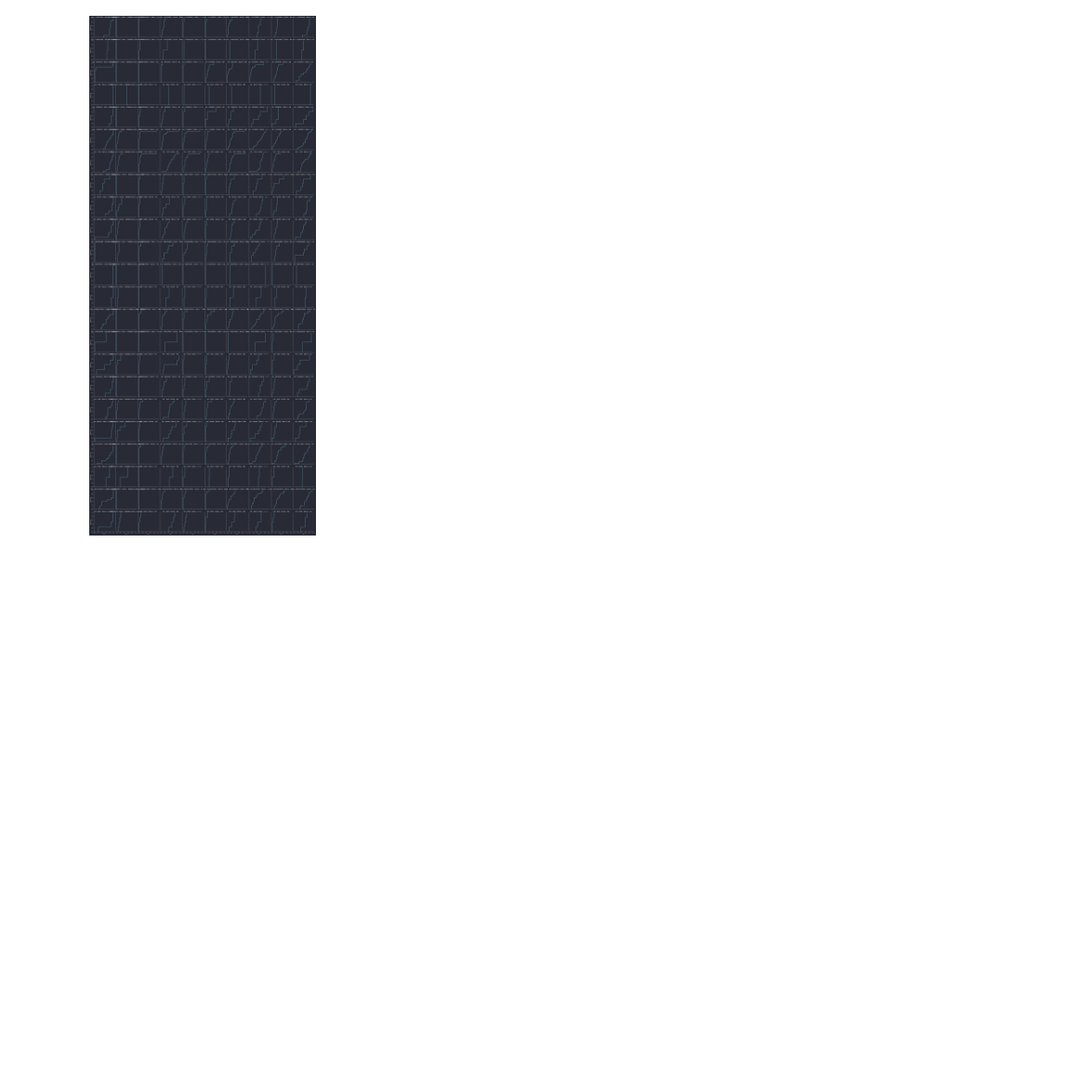
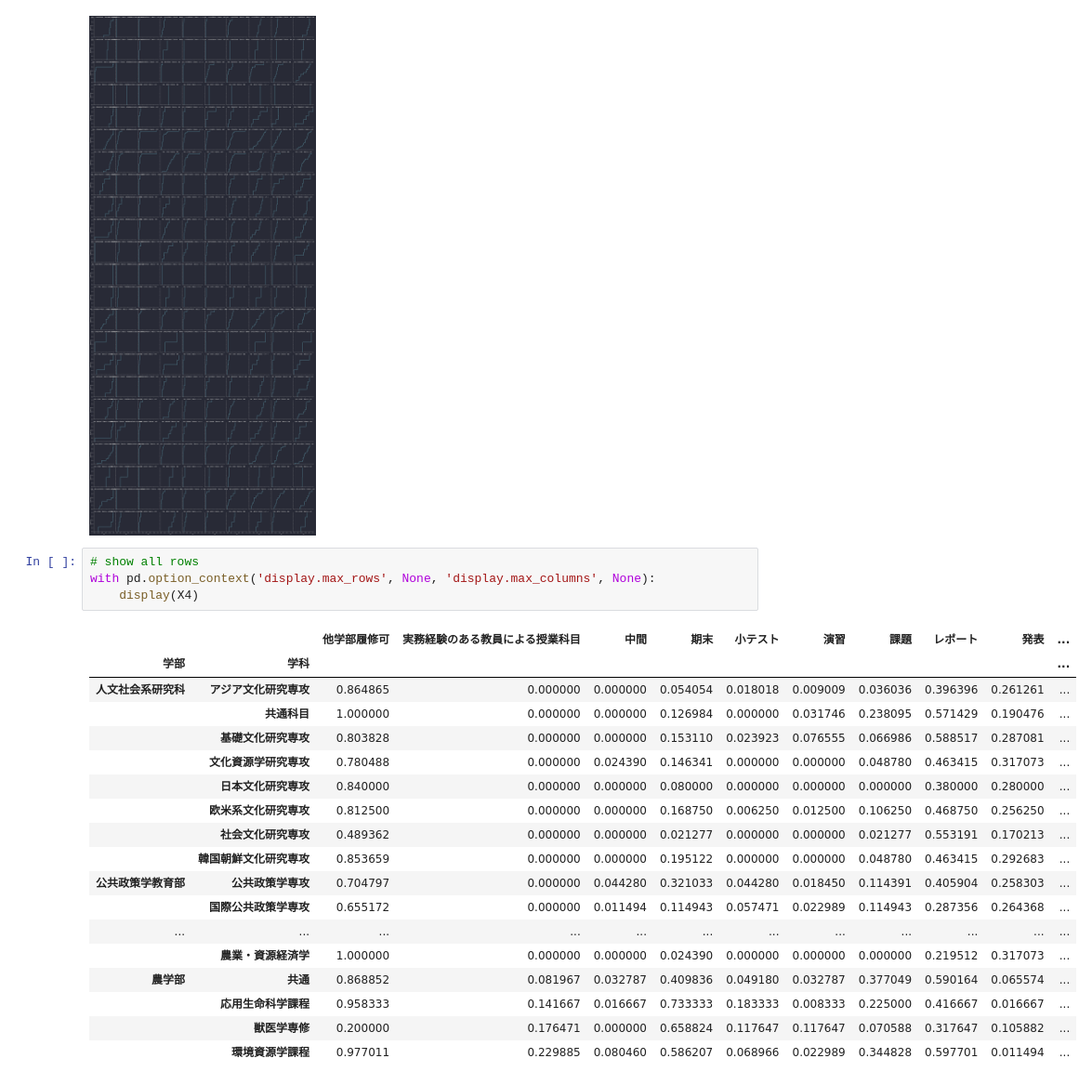
Before and after one commit to 34j/ut-course-catalog-archive, a Jupyter notebook: utokyo-course-catalog-tutorial.ipynb, the cells around one changed output. Shown at 93% size. Saved outputs shown, nothing was run; the diff lists cells and outputs as text; blank space fills up the shorter version.

```diff
--- a/utokyo-course-catalog-tutorial.ipynb
+++ b/utokyo-course-catalog-tutorial.ipynb
@@ -270,3 +270,26 @@ with warnings.catch_warnings():
     grid.map(sns.ecdfplot, 'val')
 # %% [output]
 [figure]
+# %%
+# show all rows
+with pd.option_context('display.max_rows', None, 'display.max_columns', None):
+    display(X4)
+# %% [output]
+|  |  | 他学部履修可 | 実務経験のある教員による授業科目 | 中間 | 期末 | 小テスト | 演習 | 課題 | レポート | 発表 | ... |
+| 学部 | 学科 |  |  |  |  |  |  |  |  |  | ... |
+| 人文社会系研究科 | アジア文化研究専攻 | 0.864865 | 0.000000 | 0.000000 | 0.054054 | 0.018018 | 0.009009 | 0.036036 | 0.396396 | 0.261261 | ... |
+|  | 共通科目 | 1.000000 | 0.000000 | 0.000000 | 0.126984 | 0.000000 | 0.031746 | 0.238095 | 0.571429 | 0.190476 | ... |
+|  | 基礎文化研究専攻 | 0.803828 | 0.000000 | 0.000000 | 0.153110 | 0.023923 | 0.076555 | 0.066986 | 0.588517 | 0.287081 | ... |
+|  | 文化資源学研究専攻 | 0.780488 | 0.000000 | 0.024390 | 0.146341 | 0.000000 | 0.000000 | 0.048780 | 0.463415 | 0.317073 | ... |
+|  | 日本文化研究専攻 | 0.840000 | 0.000000 | 0.000000 | 0.080000 | 0.000000 | 0.000000 | 0.000000 | 0.380000 | 0.280000 | ... |
+|  | 欧米系文化研究専攻 | 0.812500 | 0.000000 | 0.000000 | 0.168750 | 0.006250 | 0.012500 | 0.106250 | 0.468750 | 0.256250 | ... |
+|  | 社会文化研究専攻 | 0.489362 | 0.000000 | 0.000000 | 0.021277 | 0.000000 | 0.000000 | 0.021277 | 0.553191 | 0.170213 | ... |
+|  | 韓国朝鮮文化研究専攻 | 0.853659 | 0.000000 | 0.000000 | 0.195122 | 0.000000 | 0.000000 | 0.048780 | 0.463415 | 0.292683 | ... |
+| 公共政策学教育部 | 公共政策学専攻 | 0.704797 | 0.000000 | 0.044280 | 0.321033 | 0.044280 | 0.018450 | 0.114391 | 0.405904 | 0.258303 | ... |
+|  | 国際公共政策学専攻 | 0.655172 | 0.000000 | 0.011494 | 0.114943 | 0.057471 | 0.022989 | 0.114943 | 0.287356 | 0.264368 | ... |
+| ... | ... | ... | ... | ... | ... | ... | ... | ... | ... | ... | ... |
+|  | 農業・資源経済学 | 1.000000 | 0.000000 | 0.000000 | 0.024390 | 0.000000 | 0.000000 | 0.000000 | 0.219512 | 0.317073 | ... |
+| 農学部 | 共通 | 0.868852 | 0.081967 | 0.032787 | 0.409836 | 0.049180 | 0.032787 | 0.377049 | 0.590164 | 0.065574 | ... |
+|  | 応用生命科学課程 | 0.958333 | 0.141667 | 0.016667 | 0.733333 | 0.183333 | 0.008333 | 0.225000 | 0.416667 | 0.016667 | ... |
+|  | 獣医学専修 | 0.200000 | 0.176471 | 0.000000 | 0.658824 | 0.117647 | 0.117647 | 0.070588 | 0.317647 | 0.105882 | ... |
+|  | 環境資源学課程 | 0.977011 | 0.229885 | 0.080460 | 0.586207 | 0.068966 | 0.022989 | 0.344828 | 0.597701 | 0.011494 | ... |
```
